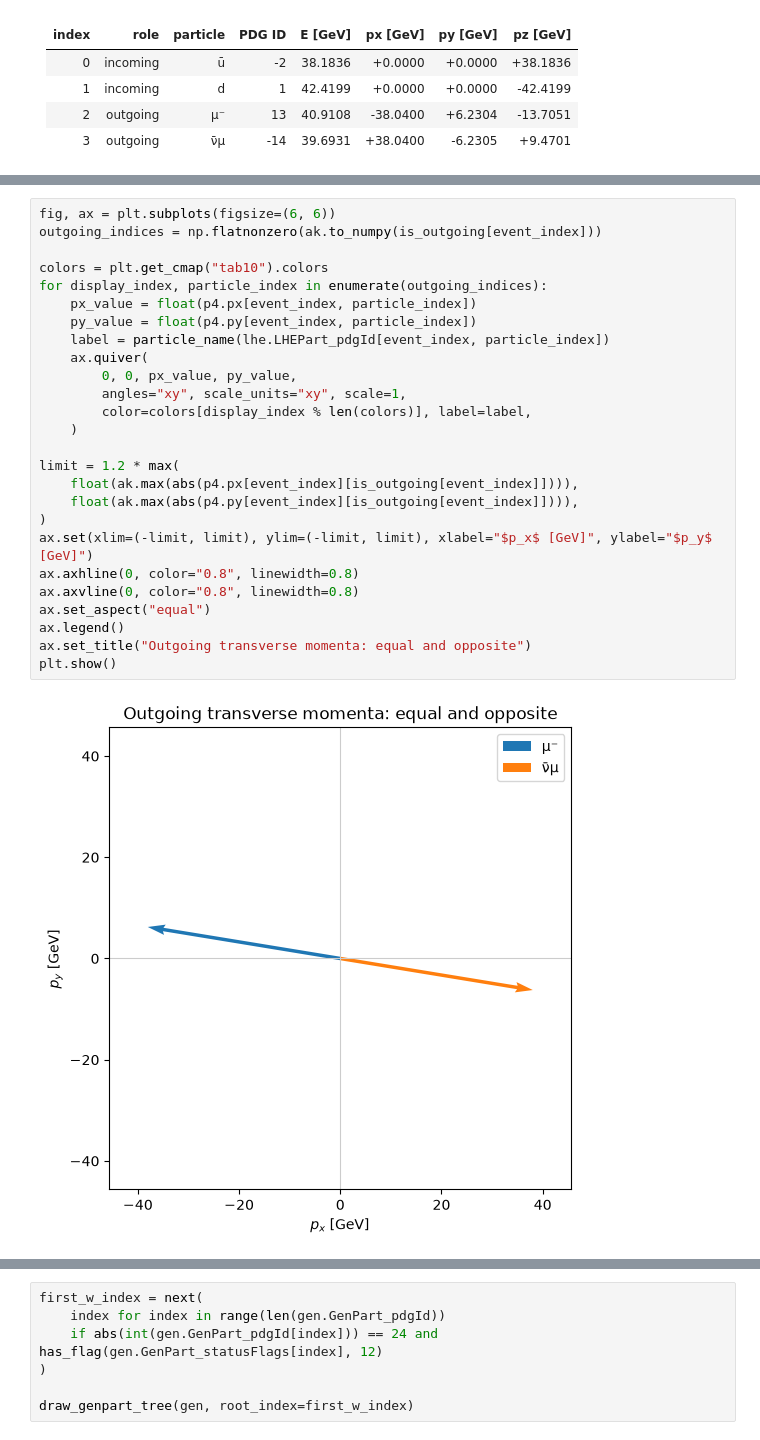
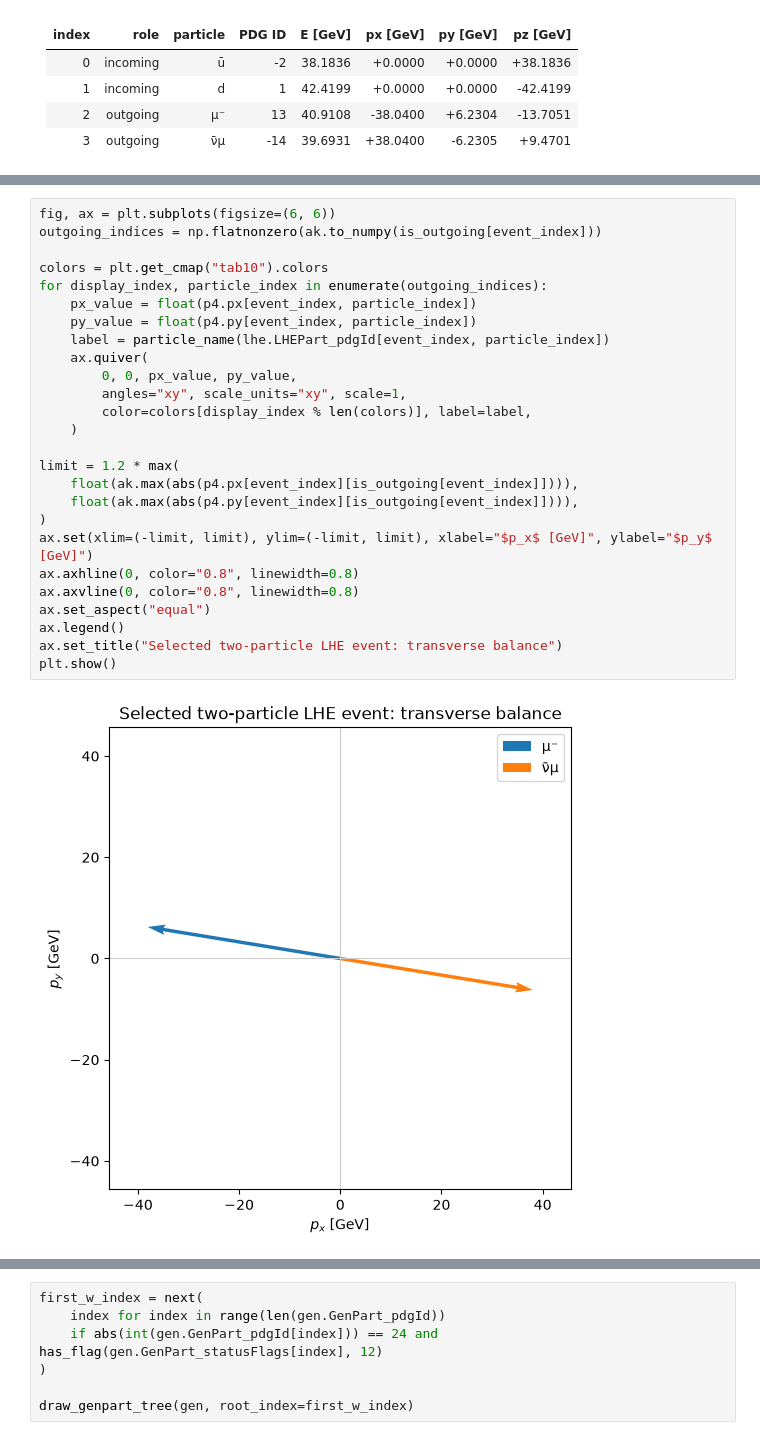
Before and after one commit to clelange/cms-open-data-w-jets-teaching, a Jupyter notebook: notebooks/truth_and_four_momentum_69747.ipynb, the cells around one changed output, grey strips where cells are left out. Cells and saved outputs as stored; diff of their text form.

```diff
--- a/notebooks/truth_and_four_momentum_69747.ipynb
+++ b/notebooks/truth_and_four_momentum_69747.ipynb
@@ -285,28 +320,28 @@ Invariant mass of outgoing system:       80.4926 GeV
 # %%
 fig, ax = plt.subplots(figsize=(6, 6))
 outgoing_indices = np.flatnonzero(ak.to_numpy(is_outgoing[event_index]))
 
 colors = plt.get_cmap("tab10").colors
 for display_index, particle_index in enumerate(outgoing_indices):
     px_value = float(p4.px[event_index, particle_index])
     py_value = float(p4.py[event_index, particle_index])
     label = particle_name(lhe.LHEPart_pdgId[event_index, particle_index])
     ax.quiver(
         0, 0, px_value, py_value,
         angles="xy", scale_units="xy", scale=1,
         color=colors[display_index % len(colors)], label=label,
     )
 
 limit = 1.2 * max(
     float(ak.max(abs(p4.px[event_index][is_outgoing[event_index]]))),
     float(ak.max(abs(p4.py[event_index][is_outgoing[event_index]]))),
 )
 ax.set(xlim=(-limit, limit), ylim=(-limit, limit), xlabel="$p_x$ [GeV]", ylabel="$p_y$ [GeV]")
 ax.axhline(0, color="0.8", linewidth=0.8)
 ax.axvline(0, color="0.8", linewidth=0.8)
 ax.set_aspect("equal")
 ax.legend()
-ax.set_title("Outgoing transverse momenta: equal and opposite")
+ax.set_title("Selected two-particle LHE event: transverse balance")
 plt.show()
 # %% [output]
-[figure, old version]
+[figure, new version]
```
Also changed, not shown: parts of 23 cells of this notebook, 2 other files.
